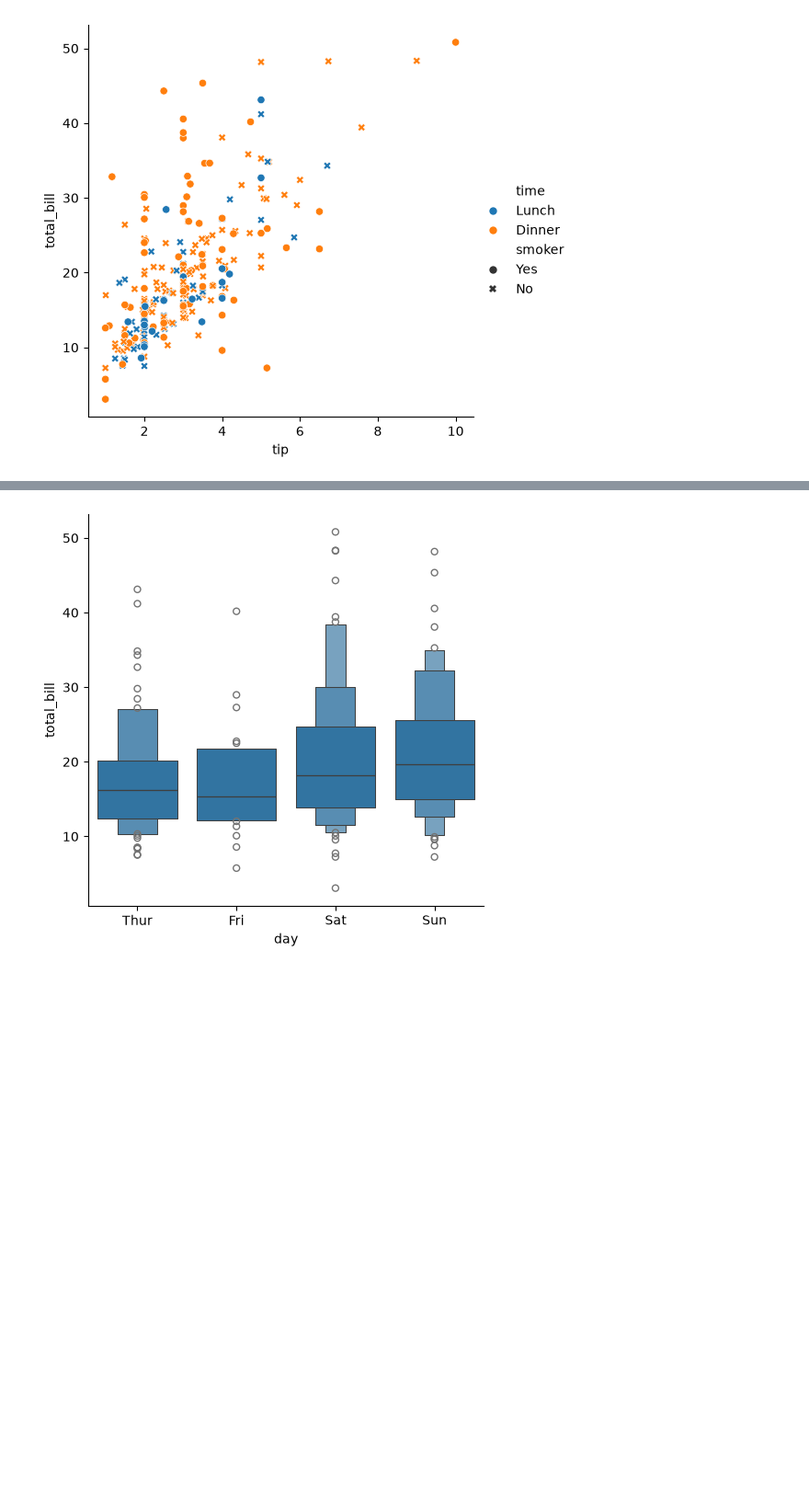
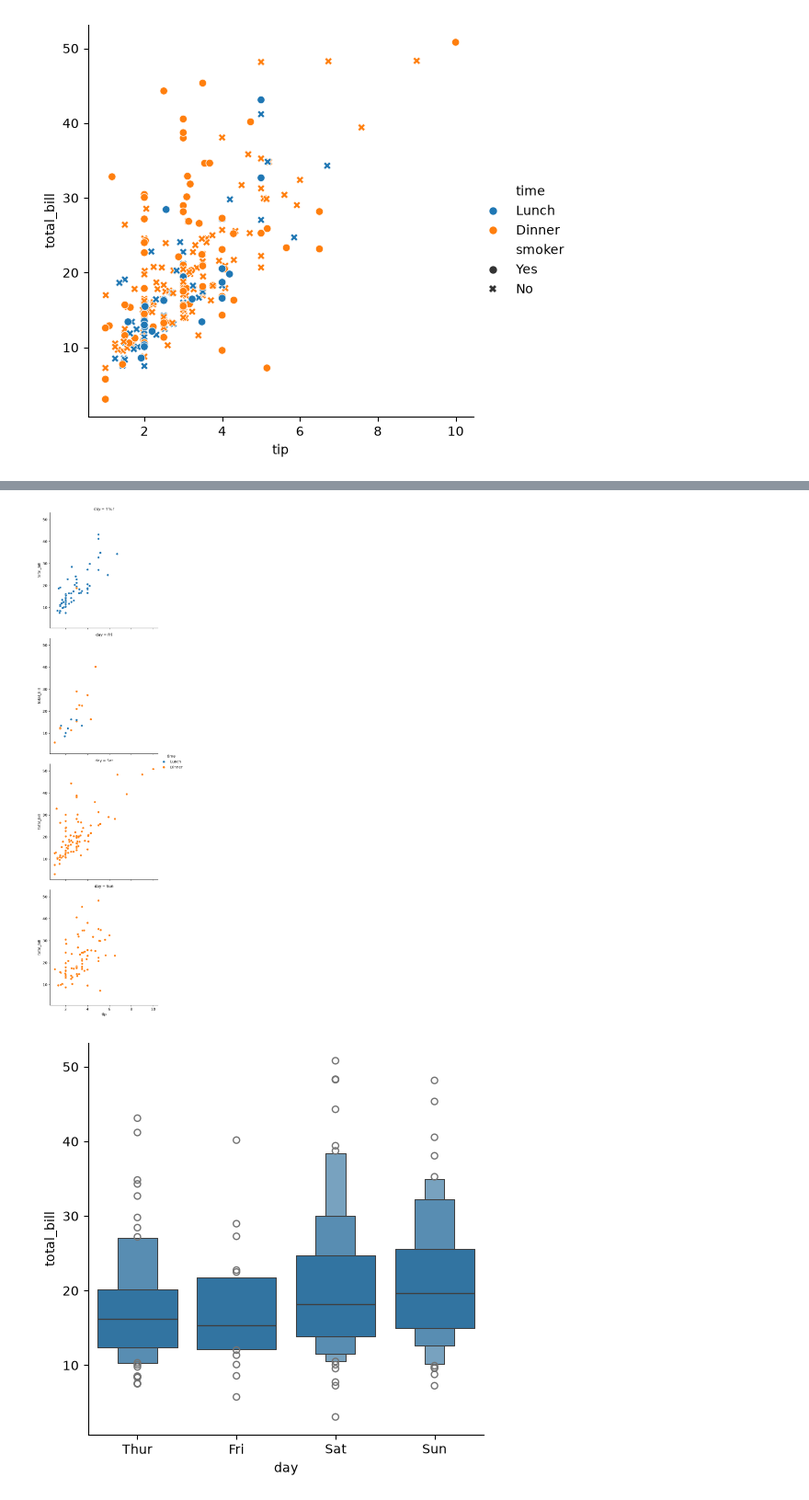
Before and after one commit to Ankush-bi/Training_of_Datascince, a Jupyter notebook: seaborn/basic.ipynb, the cells around one changed output, grey strips where cells are left out. Shown at 92% size. Drawn from its saved outputs; the diff is of its cells as text; code cells hidden in the pictures; blank space fills up the shorter version.

```diff
--- a/seaborn/basic.ipynb
+++ b/seaborn/basic.ipynb
@@ -87,3 +92,8 @@ plt.show()
+# %%
+sns.relplot(x='tip',y='total_bill',data= df,hue = 'time',row='day')
+plt.show()
+# %% [output]
+[figure, added]
 # %%
 sns.catplot(x='day',y='total_bill',data = df,kind = 'boxen')
 plt.show()
```
Also changed, not shown: parts of 5 cells of this notebook, 8 other files.
